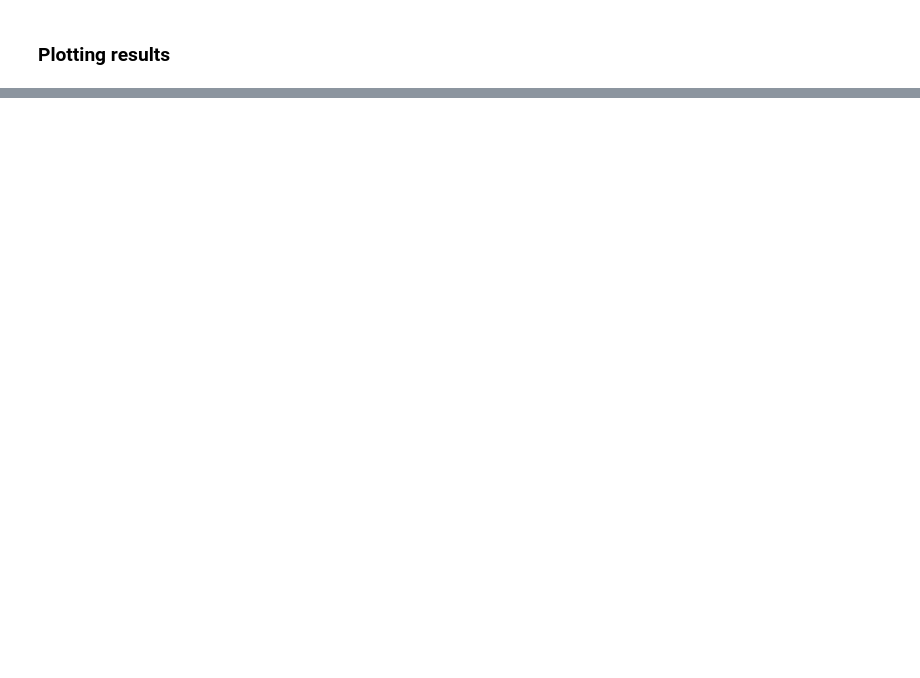
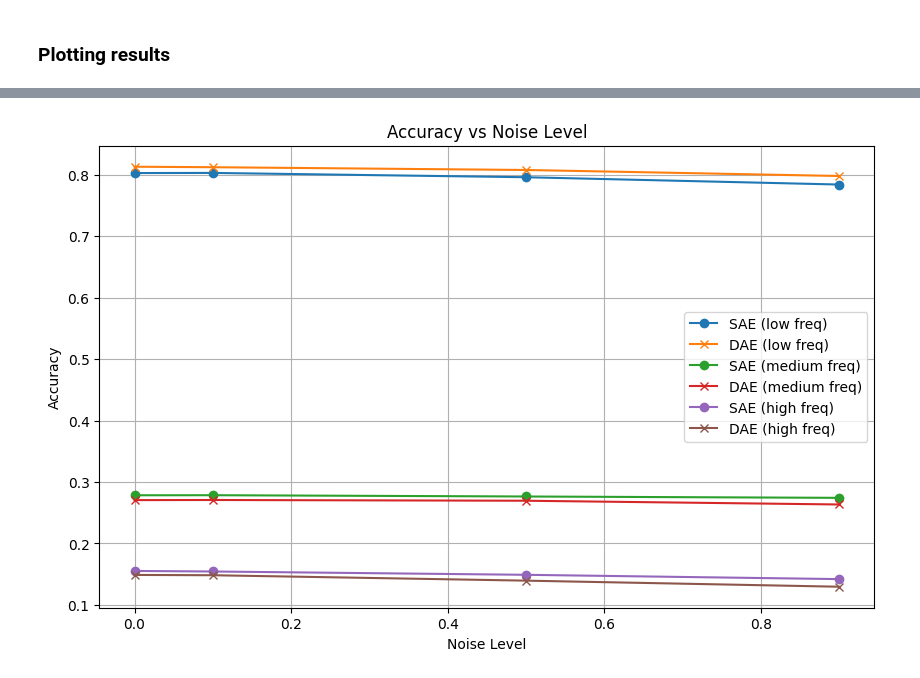
Before and after one commit to DiJam20/developing-autoencoders, a Jupyter notebook: 07i_Classifier_FFT.ipynb, the cells around one changed output, grey strips where cells are left out. Saved outputs shown, nothing was run; the diff lists cells and outputs as text; code cells hidden in the pictures; blank space fills up the shorter version.

```diff
--- a/07i_Classifier_FFT.ipynb
+++ b/07i_Classifier_FFT.ipynb
@@ -833,0 +486,25 @@ dae_test_encodings_from_noisy_images = np.concatenate(dae_test_encodings_from_no
+# %%
+groups = {}
+for entry in data:
+    key = entry['noise_frequency']
+    if key not in groups:
+        groups[key] = {'noise_level': [], 'sae_noisy_accuracy': [], 'dae_noisy_accuracy': []}
+    groups[key]['noise_level'].append(entry['noise_level'])
+    groups[key]['sae_noisy_accuracy'].append(entry['sae_noisy_accuracy'])
+    groups[key]['dae_noisy_accuracy'].append(entry['dae_noisy_accuracy'])
+
+# Plot
+plt.figure(figsize=(10, 6))
+
+for noise_frequency, values in groups.items():
+    plt.plot(values['noise_level'], values['sae_noisy_accuracy'], marker='o', label=f"SAE ({noise_frequency} freq)")
+    plt.plot(values['noise_level'], values['dae_noisy_accuracy'], marker='x', label=f"DAE ({noise_frequency} freq)")
+
+plt.title("Accuracy vs Noise Level")
+plt.xlabel("Noise Level")
+plt.ylabel("Accuracy")
+plt.legend()
+plt.grid(True)
+plt.show()
+# %% [output]
+[figure, added]
```
Also changed, not shown: parts of 38 cells of this notebook.
